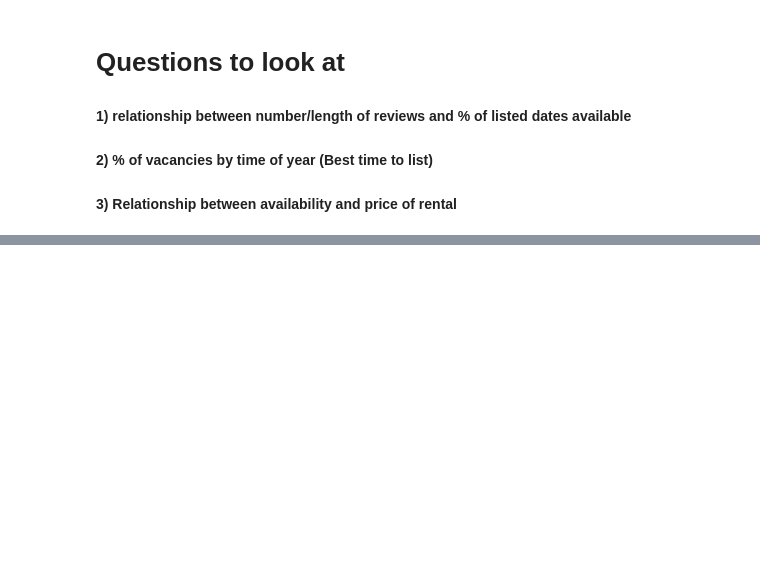
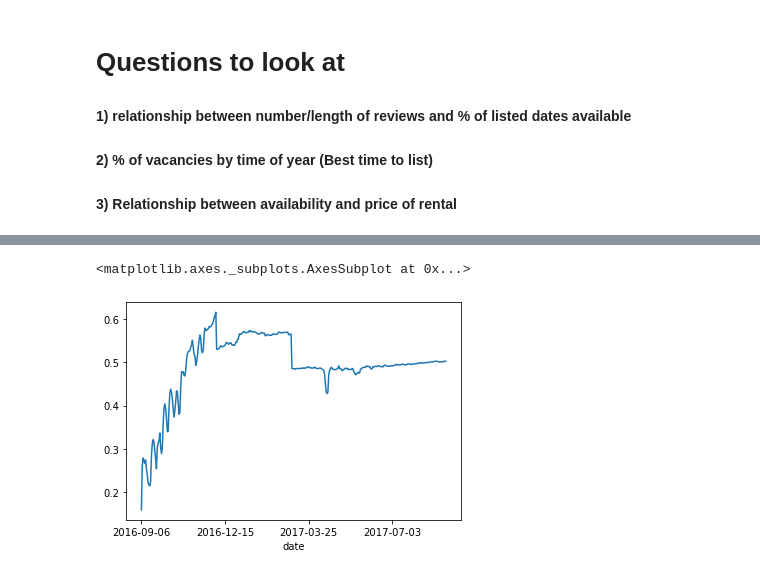
Before and after one commit to ogurashi/Boston-AirBnB-Analysis, a Jupyter notebook: rentals.ipynb, the cells around one changed output, grey strips where cells are left out. Saved outputs shown, nothing was run; the diff lists cells and outputs as text; code cells hidden in the pictures; blank space fills up the shorter version.

```diff
--- a/rentals.ipynb
+++ b/rentals.ipynb
@@ -236,0 +330,7 @@ AttributeError: 'SeriesGroupBy' object has no attribute 'average'
+# %%
+fig, ax = plt.subplots(1)
+ax.locator_params(axis='x', nbins=6)
+calendar.groupby(by = 'date')['available'].mean().plot(ax = ax)
+# %% [output]
+<matplotlib.axes._subplots.AxesSubplot at 0x...>
+[figure, added]
```
Also changed, not shown: parts of 21 cells of this notebook.
